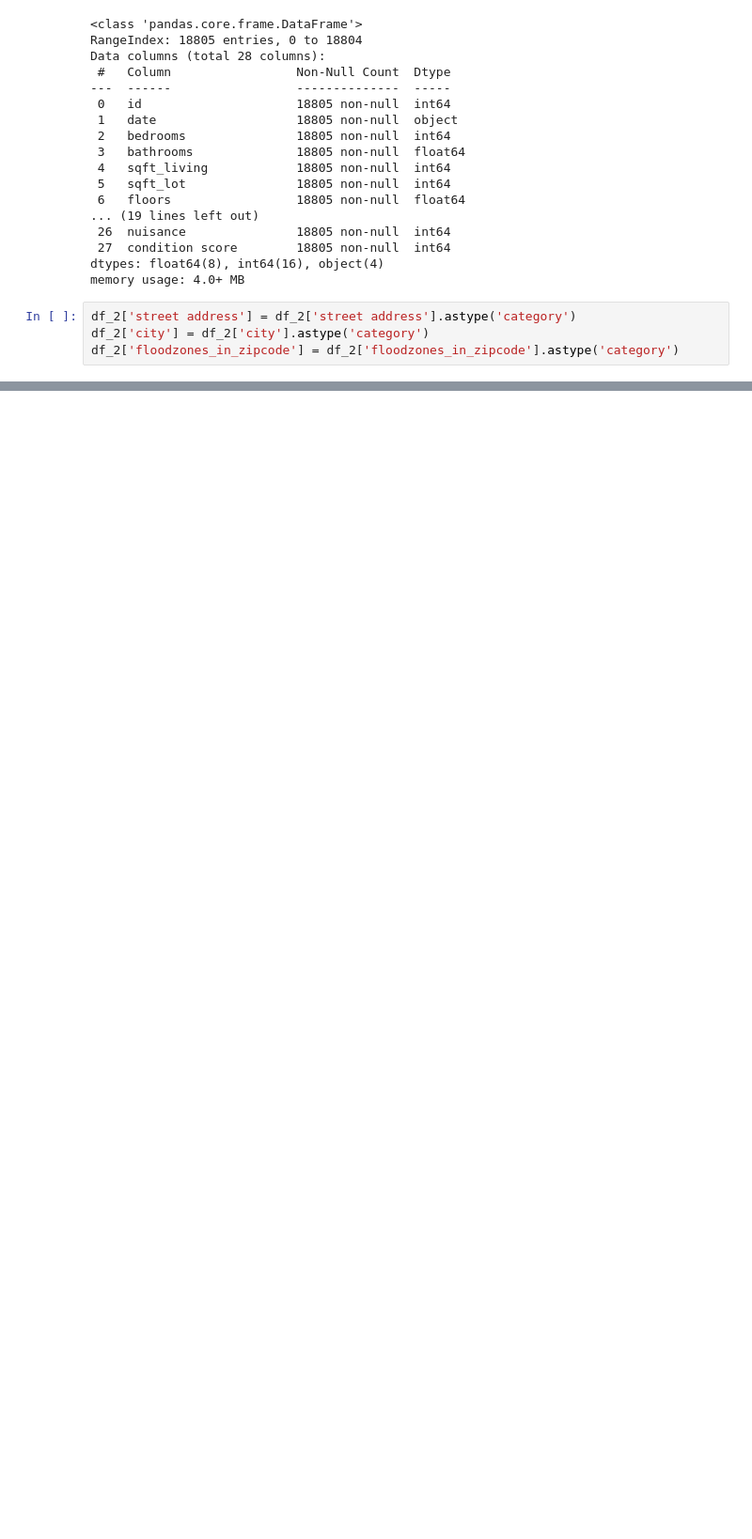
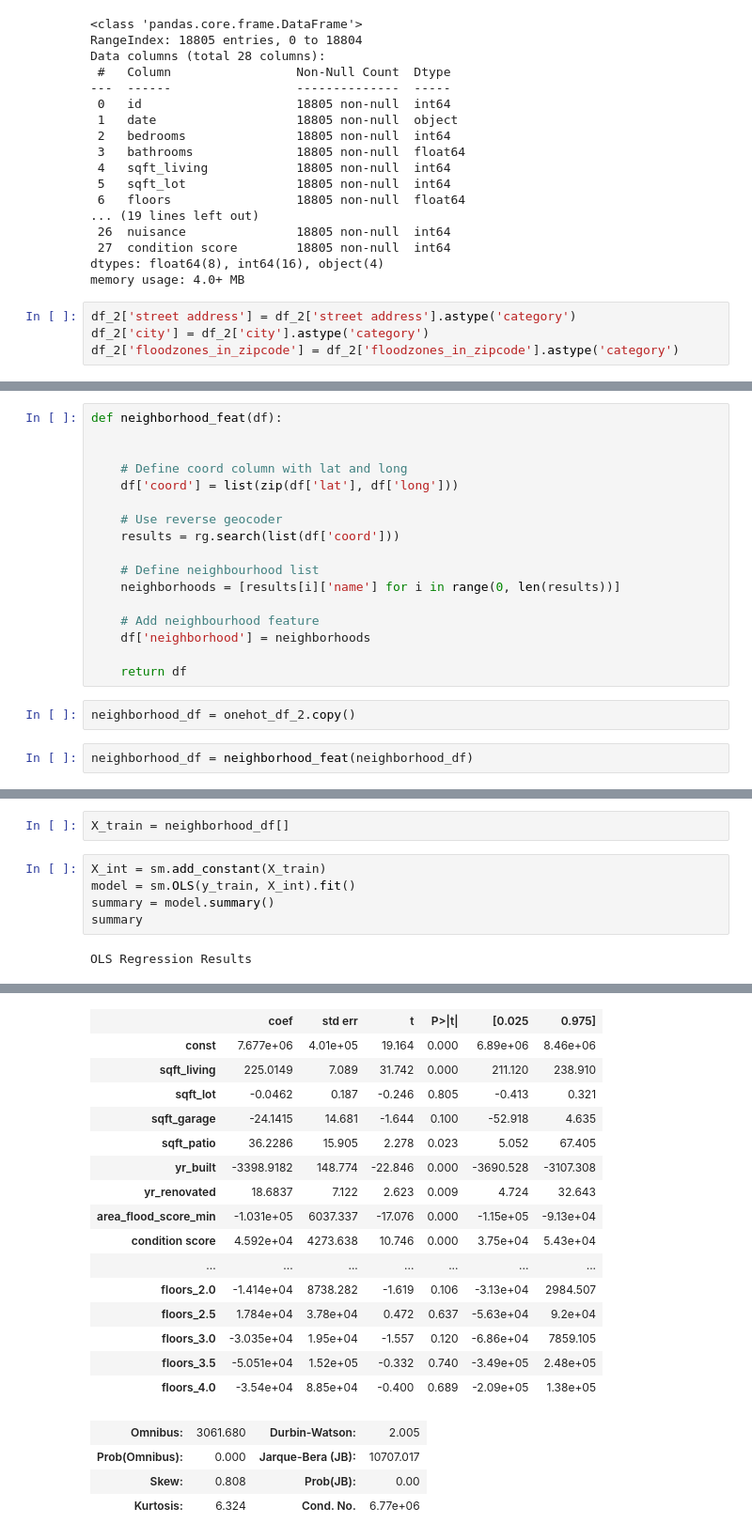
Before and after one commit to Lou-Hines/Housing_Prices_and_Flood_Risk, a Jupyter notebook: EDA-Hines-5 (Regressions).ipynb, the cells around one changed output, grey strips where cells are left out. Shown at 94% size. Drawn from its saved outputs; the diff is of its cells as text; blank space fills up the shorter version.

```diff
--- a/EDA-Hines-5 (Regressions).ipynb
+++ b/EDA-Hines-5 (Regressions).ipynb
@@ -396,0 +617,21 @@ bathrooms                 float64
+# %%
+def neighborhood_feat(df):
+
+
+    # Define coord column with lat and long
+    df['coord'] = list(zip(df['lat'], df['long']))
+
+    # Use reverse geocoder
+    results = rg.search(list(df['coord']))
+
+    # Define neighbourhood list
+    neighborhoods = [results[i]['name'] for i in range(0, len(results))]
+
+    # Add neighbourhood feature
+    df['neighborhood'] = neighborhoods
+
+    return df
+# %%
+neighborhood_df = onehot_df_2.copy()
+# %%
+neighborhood_df = neighborhood_feat(neighborhood_df)
@@ -396,0 +660,9 @@ bathrooms                 float64
+# %%
+X_train = neighborhood_df[]
+# %%
+X_int = sm.add_constant(X_train)
+model = sm.OLS(y_train, X_int).fit()
+summary = model.summary()
+summary
+# %% [output]
+OLS Regression Results
@@ -396,0 +678,20 @@ bathrooms                 float64
+|  | coef | std err | t | P>|t| | [0.025 | 0.975] |
+| const | 7.677e+06 | 4.01e+05 | 19.164 | 0.000 | 6.89e+06 | 8.46e+06 |
+| sqft_living | 225.0149 | 7.089 | 31.742 | 0.000 | 211.120 | 238.910 |
+| sqft_lot | -0.0462 | 0.187 | -0.246 | 0.805 | -0.413 | 0.321 |
+| sqft_garage | -24.1415 | 14.681 | -1.644 | 0.100 | -52.918 | 4.635 |
+| sqft_patio | 36.2286 | 15.905 | 2.278 | 0.023 | 5.052 | 67.405 |
+| yr_built | -3398.9182 | 148.774 | -22.846 | 0.000 | -3690.528 | -3107.308 |
+| yr_renovated | 18.6837 | 7.122 | 2.623 | 0.009 | 4.724 | 32.643 |
+| area_flood_score_min | -1.031e+05 | 6037.337 | -17.076 | 0.000 | -1.15e+05 | -9.13e+04 |
+| condition score | 4.592e+04 | 4273.638 | 10.746 | 0.000 | 3.75e+04 | 5.43e+04 |
+| ... | ... | ... | ... | ... | ... | ... |
+| floors_2.0 | -1.414e+04 | 8738.282 | -1.619 | 0.106 | -3.13e+04 | 2984.507 |
+| floors_2.5 | 1.784e+04 | 3.78e+04 | 0.472 | 0.637 | -5.63e+04 | 9.2e+04 |
+| floors_3.0 | -3.035e+04 | 1.95e+04 | -1.557 | 0.120 | -6.86e+04 | 7859.105 |
+| floors_3.5 | -5.051e+04 | 1.52e+05 | -0.332 | 0.740 | -3.49e+05 | 2.48e+05 |
+| floors_4.0 | -3.54e+04 | 8.85e+04 | -0.400 | 0.689 | -2.09e+05 | 1.38e+05 |
+| Omnibus: | 3061.680 | Durbin-Watson: | 2.005 |
+| Prob(Omnibus): | 0.000 | Jarque-Bera (JB): | 10707.017 |
+| Skew: | 0.808 | Prob(JB): | 0.00 |
+| Kurtosis: | 6.324 | Cond. No. | 6.77e+06 |
```
Also changed, not shown: parts of 45 cells of this notebook.
